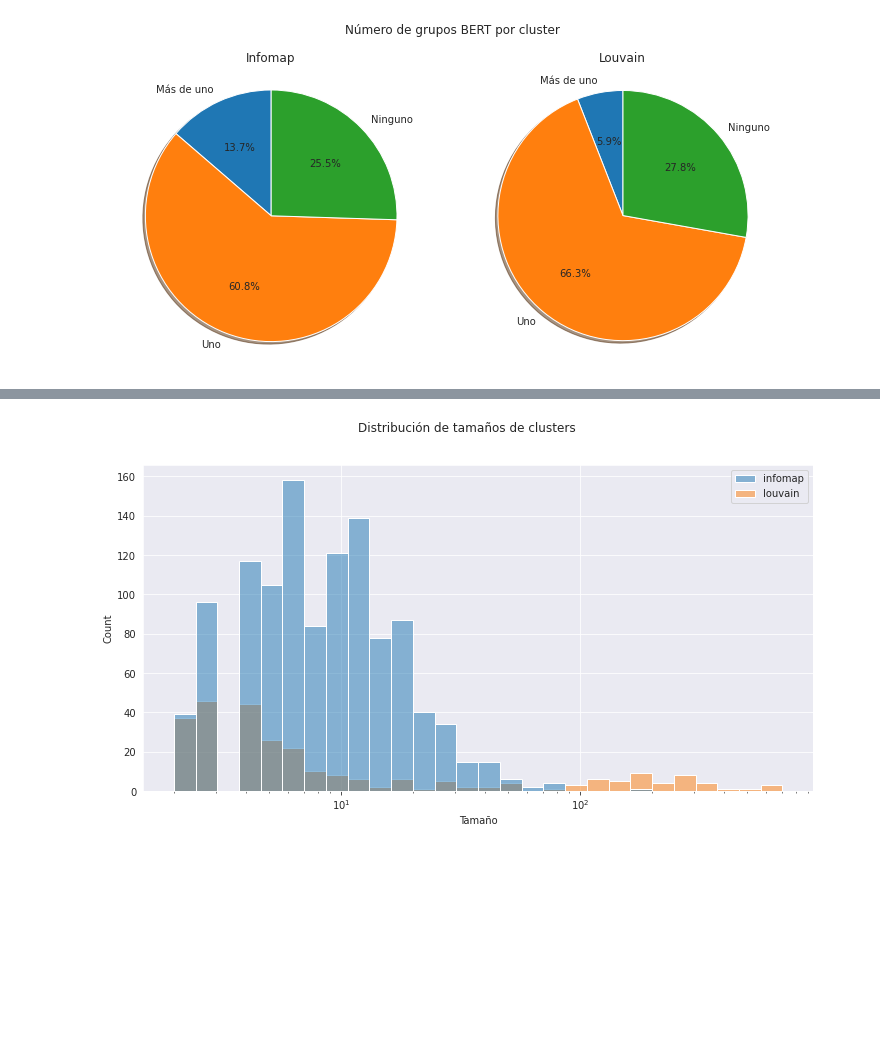
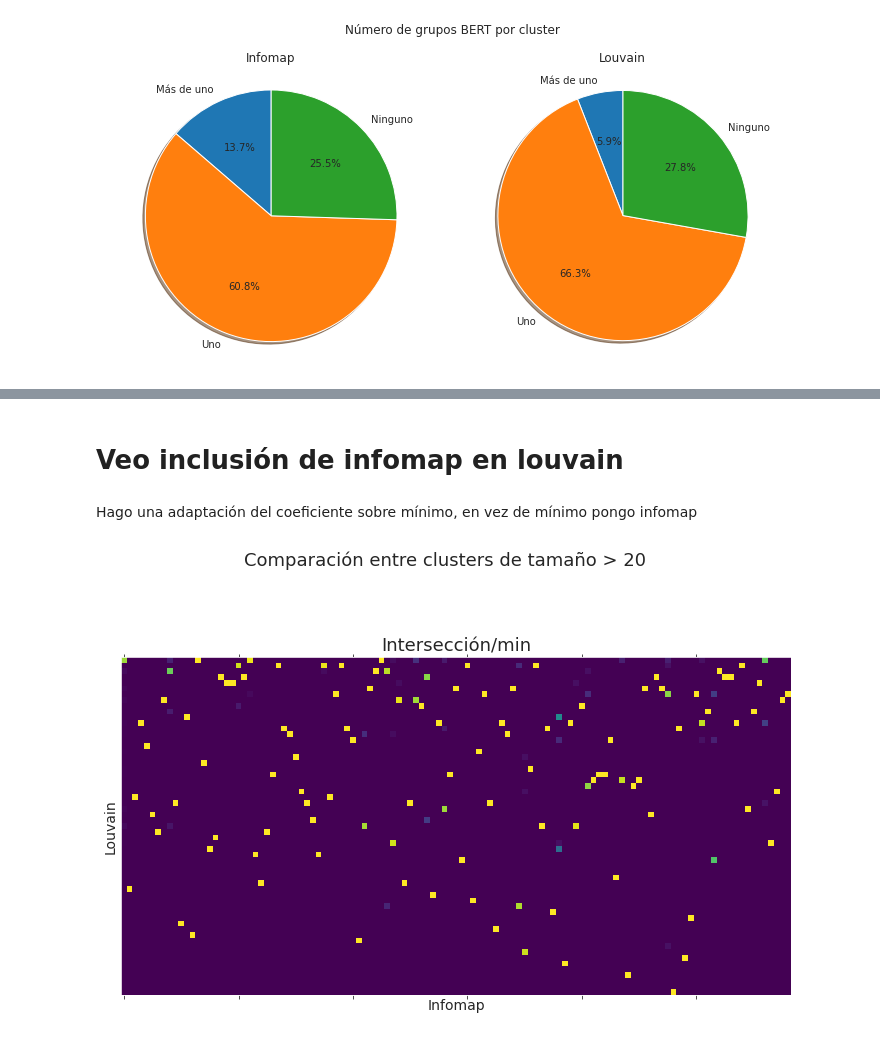
Before and after one commit to ingridheuer/gcnn_gdas, a Jupyter notebook: exploration/notebooks/network_analysis/analisis_comunidades.ipynb, the cells around one changed output, grey strips where cells are left out. Drawn from its saved outputs; the diff is of its cells as text; code cells hidden in the pictures; blank space fills up the shorter version.

Commit message:
interseccion infomap

```diff
--- a/exploration/notebooks/network_analysis/analisis_comunidades.ipynb
+++ b/exploration/notebooks/network_analysis/analisis_comunidades.ipynb
@@ -358,21 +358,43 @@ overflow encountered in power
-# %%
-# fig, ax = plt.subplots(1,2,figsize=(16,6))
-# fig.suptitle("Distribución de tamaños de clusters")
-# ticks = np.logspace(0,tamaños_infomap.max(),10)
-
-# sns.histplot(data=tamaños_infomap, log_scale=True, ax=ax[0])
-# ax[0].set_xlabel("Tamaño")
-# ax[0].set_title("Infomap")
-
-# sns.histplot(data=tamaños_louvain,log_scale=(False,True), ax=ax[1],bins=np.linspace(2,tamaños_louvain.max(),40))
-# ax[1].set_xlabel("Tamaño")
-# ax[1].set_title("Louvain")
-
-fig2, ax2 = plt.subplots(figsize=(12,6))
-sns.histplot(data=pd.DataFrame({"infomap":tamaños_infomap,"louvain":tamaños_louvain}), log_scale=True,ax=ax2, palette="tab10")
-fig2.suptitle("Distribución de tamaños de clusters")
-ax2.set_xlabel("Tamaño")
-
-fig2.savefig("../../reports/analisis_comunidades/distribucion_tamaños.png", dpi=200)
-# %% [output]
-[figure, removed]
+# %% [markdown]
+# Veo inclusión de infomap en louvain
+# %% [markdown]
+Hago una adaptación del coeficiente sobre mínimo, en vez de mínimo pongo infomap
+# %%
+def int_min_infomap(set_infomap,set_louvain):
+    intersection = len(set_infomap&set_louvain)
+    min_set = len(set_infomap)
+    return intersection/min_set
+# %%
+matrix_min_infomap = {}
+
+for comunidad_infomap,set_infomap in conjuntos_infomap.items():
+    partial_min_infomap = {}
+    for comunidad_louvain, set_louvain in conjuntos_louvain.items():
+        coef_min_infomap = int_min_infomap(set_infomap,set_louvain)
+        partial_min_infomap[comunidad_louvain] = coef_min_infomap
+    matrix_min_infomap[comunidad_infomap] = partial_min_infomap
+
+df_min_infomap = pd.DataFrame(matrix_min_infomap)
+# %%
+n = 20
+
+infomap_corte = infomap_clusters.sort_values(by="tamaño", ascending=False)[infomap_clusters.tamaño > n].comunidad.values
+louvain_corte = louvain_clusters.sort_values(by="tamaño", ascending=False)[louvain_clusters.tamaño > n].comunidad.values
+
+fig, ax = plt.subplots(figsize=(12,8))
+fig.suptitle(f"Comparación entre clusters de tamaño > {n}", fontsize=18)
+
+min_infomap_mat = df_min_infomap.loc[louvain_corte,infomap_corte]
+
+cmap = "viridis"
+
+im = ax.matshow(min_infomap_mat,
+                cmap=cmap)
+ax.set_title("Intersección/min", fontsize=18)
+# cbar = fig.colorbar(im, ax=ax1)
+ax.tick_params(labelbottom=False, labelleft=False,labeltop=False)
+ax.set_xlabel("Infomap", fontsize=14)
+ax.set_ylabel("Louvain", fontsize=14)
+ax.grid(False)
+# %% [output]
+[figure, added]
```
Also changed, not shown: parts of 4 cells of this notebook, 1 other file.
